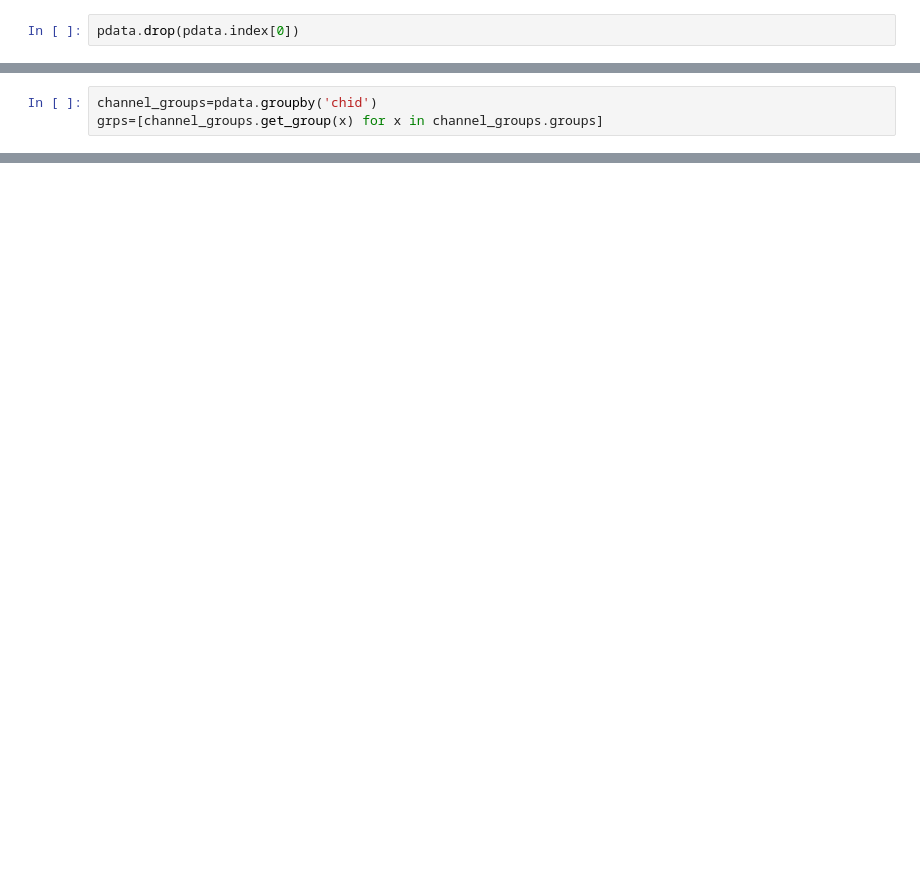
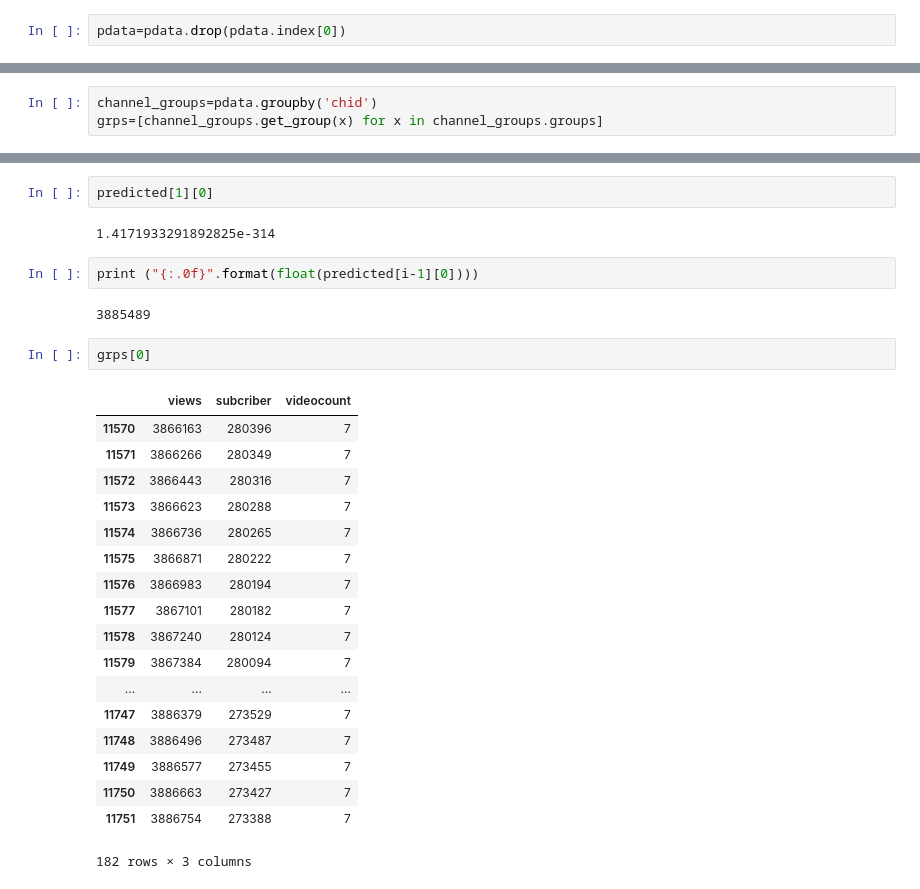
Before and after one commit to shubh95/channel_stats, a Jupyter notebook: rnn.ipynb, the cells around one changed output, grey strips where cells are left out. Saved outputs shown, nothing was run; the diff lists cells and outputs as text; blank space fills up the shorter version.

```diff
--- a/rnn.ipynb
+++ b/rnn.ipynb
@@ -4,4 +4,4 @@ from random import random
 
 pdata = pd.read_csv('oct_march.csv',names=['chid','views','subcriber','videocount','date'])
 # %%
-pdata.drop(pdata.index[0])
+pdata=pdata.drop(pdata.index[0])
@@ -139,0 +218,29 @@ for single_date in daterange(start_date, end_date):
+# %%
+predicted[1][0]
+# %% [output]
+1.4171933291892825e-314
+# %%
+print ("{:.0f}".format(float(predicted[i-1][0])))
+# %% [output]
+3885489
+# %%
+grps[0]
+# %% [output]
+|  | views | subcriber | videocount |
+| 11570 | 3866163 | 280396 | 7 |
+| 11571 | 3866266 | 280349 | 7 |
+| 11572 | 3866443 | 280316 | 7 |
+| 11573 | 3866623 | 280288 | 7 |
+| 11574 | 3866736 | 280265 | 7 |
+| 11575 | 3866871 | 280222 | 7 |
+| 11576 | 3866983 | 280194 | 7 |
+| 11577 | 3867101 | 280182 | 7 |
+| 11578 | 3867240 | 280124 | 7 |
+| 11579 | 3867384 | 280094 | 7 |
+| ... | ... | ... | ... |
+| 11747 | 3886379 | 273529 | 7 |
+| 11748 | 3886496 | 273487 | 7 |
+| 11749 | 3886577 | 273455 | 7 |
+| 11750 | 3886663 | 273427 | 7 |
+| 11751 | 3886754 | 273388 | 7 |
+182 rows × 3 columns
```
Also changed, not shown: parts of 7 cells of this notebook, 1 other file.
